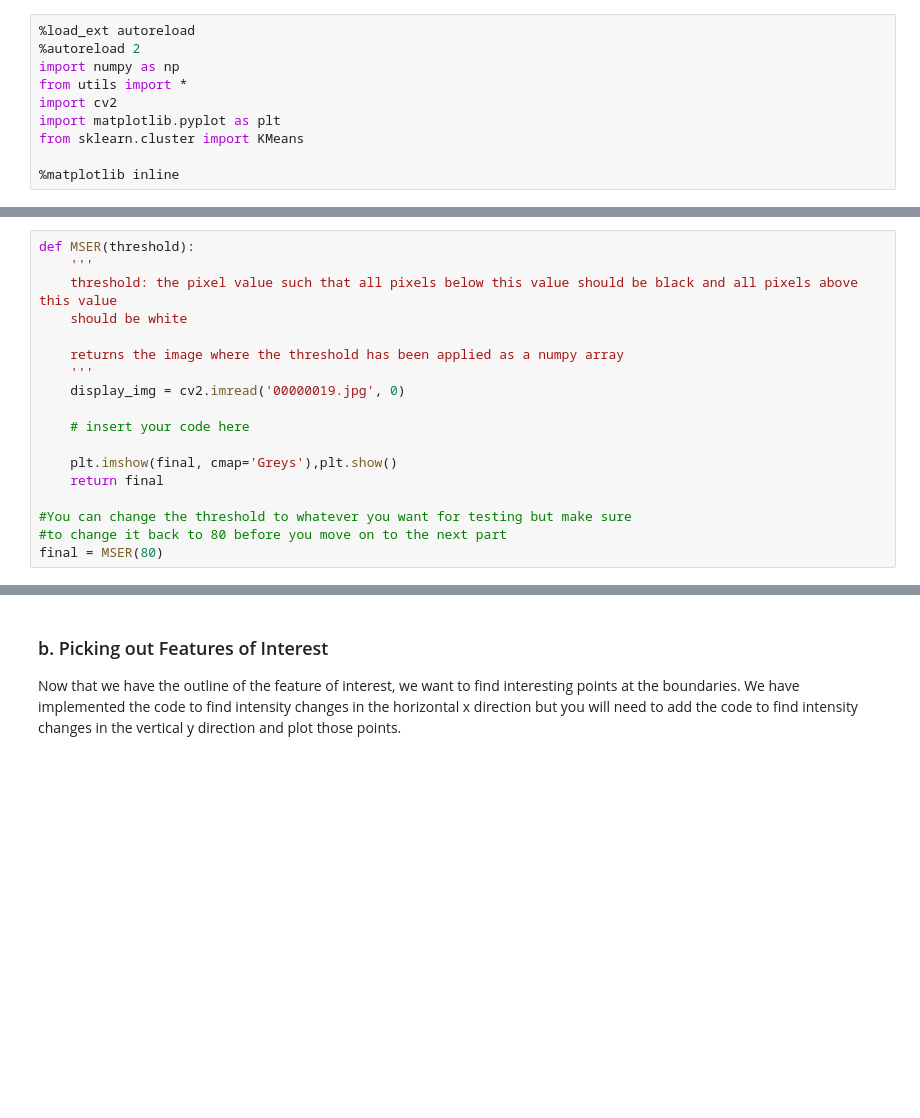
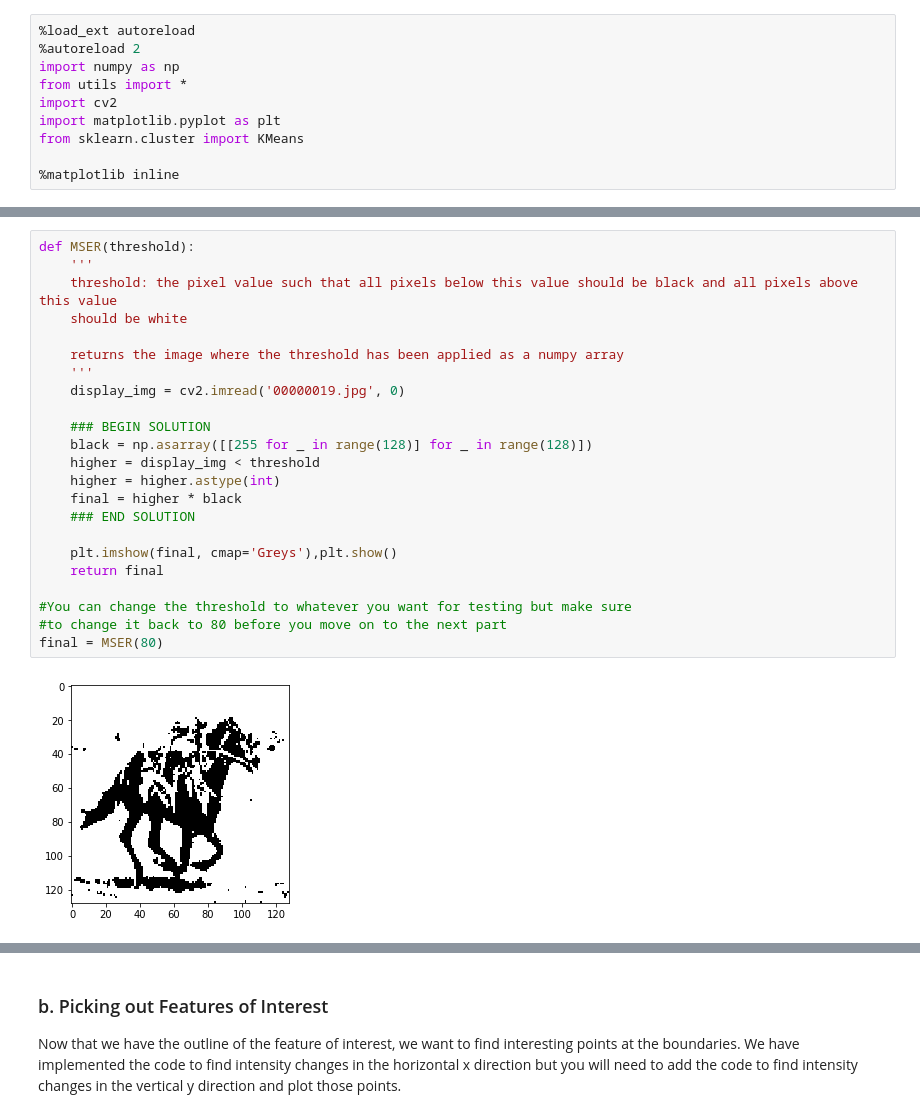
Before and after one commit to vontell/834-PSET, a Jupyter notebook: Image Classification.ipynb, the cells around one changed output, grey strips where cells are left out. Saved outputs shown, nothing was run; the diff lists cells and outputs as text; blank space fills up the shorter version.

```diff
--- a/Image Classification.ipynb
+++ b/Image Classification.ipynb
@@ -69,21 +80,28 @@ We will explore the concept of thresholding, which is the idea that a threshold
 # %%
 def MSER(threshold):
     '''
     threshold: the pixel value such that all pixels below this value should be black and all pixels above this value
     should be white
 
     returns the image where the threshold has been applied as a numpy array
     '''
     display_img = cv2.imread('00000019.jpg', 0)
 
-    # insert your code here
+    ### BEGIN SOLUTION
+    black = np.asarray([[255 for _ in range(128)] for _ in range(128)])
+    higher = display_img < threshold
+    higher = higher.astype(int)
+    final = higher * black
+    ### END SOLUTION
 
     plt.imshow(final, cmap='Greys'),plt.show()
     return final
 
 #You can change the threshold to whatever you want for testing but make sure
 #to change it back to 80 before you move on to the next part
 final = MSER(80)
+# %% [output]
+[figure, added]
 # %%
 test_MSER(MSER)
 test_ok()
```
Also changed, not shown: parts of 27 cells of this notebook, 3 other files.
